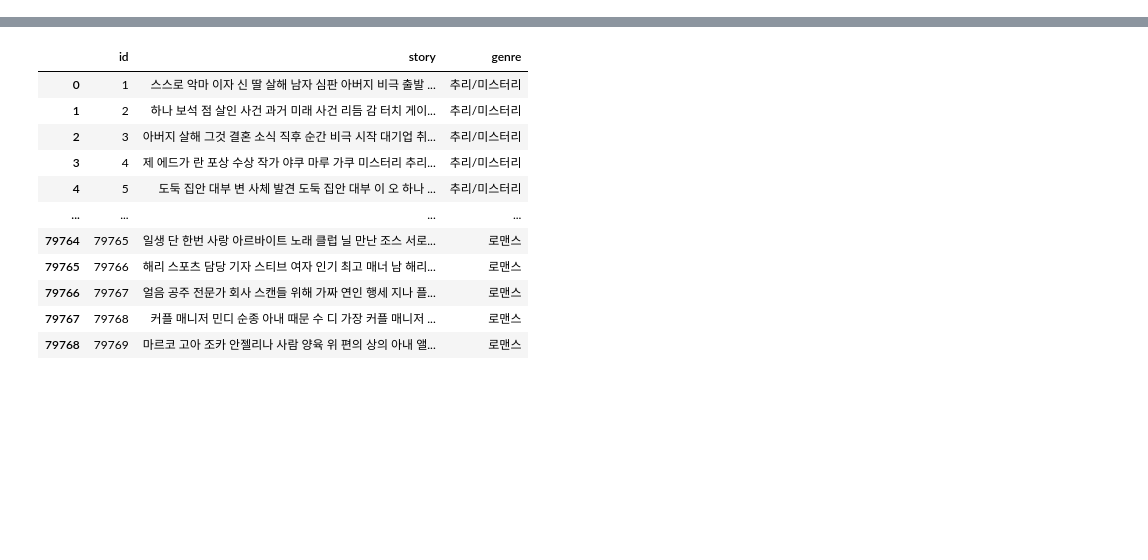
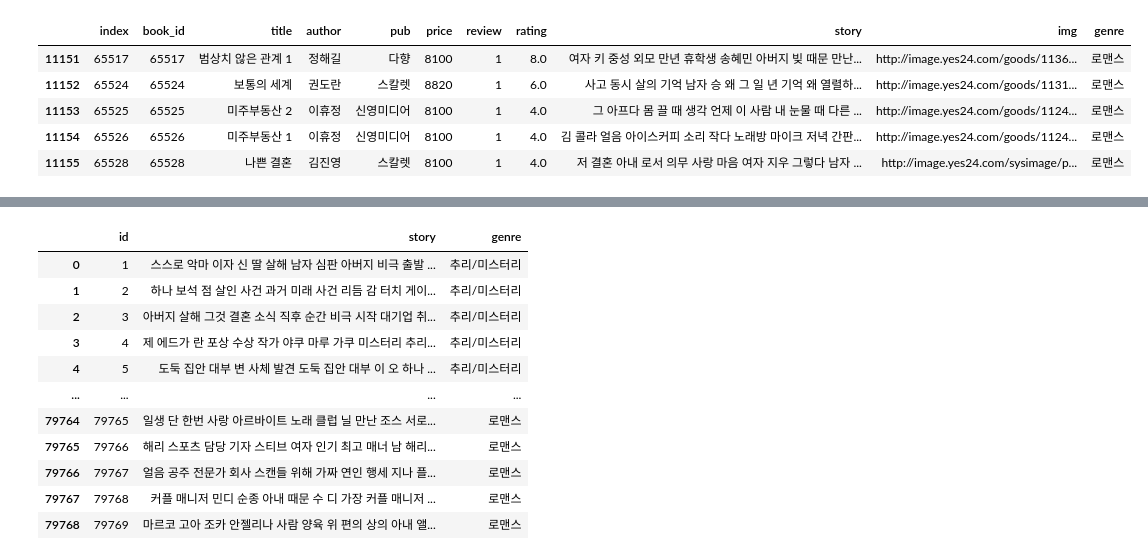
Before and after one commit to ggwnsghgg/book_project, a Jupyter notebook: 책_추천알고리즘.ipynb, the cells around one changed output, grey strips where cells are left out. Saved outputs shown, nothing was run; the diff lists cells and outputs as text; code cells hidden in the pictures; blank space fills up the shorter version.

```diff
--- a/책_추천알고리즘.ipynb
+++ b/책_추천알고리즘.ipynb
@@ -70,0 +258,4 @@ df_books_data
+# %%
+df_books=df_books.rename(columns = {'Unnamed: 0' : 'book_id'})
+#결측값 제거
+df_books = df_books.dropna()
@@ -70,0 +277,14 @@ df_books_data
+# %%
+#레이팅, 리뷰값 모두 0점인것 제거 (다행히 리뷰와 레이팅이 모두 0점인게 공통적이다)
+df_books =df_books[df_books.review != 0]
+# %%
+df_books=df_books.reset_index(drop = False, inplace = False)
+# %%
+df_books.tail()
+# %% [output]
+|  | index | book_id | title | author | pub | price | review | rating | story | img | genre |
+| 11151 | 65517 | 65517 | 범상치 않은 관계 1 | 정해길 | 다향 | 8100 | 1 | 8.0 | 여자 키 중성 외모 만년 휴학생 송혜민 아버지 빚 때문 만난... | http://image.yes24.com/goods/1136... | 로맨스 |
+| 11152 | 65524 | 65524 | 보통의 세계 | 권도란 | 스칼렛 | 8820 | 1 | 6.0 | 사고 동시 살의 기억 남자 승 왜 그 일 년 기억 왜 열렬하... | http://image.yes24.com/goods/1131... | 로맨스 |
+| 11153 | 65525 | 65525 | 미주부동산 2 | 이휴정 | 신영미디어 | 8100 | 1 | 4.0 | 그 아프다 몸 끌 때 생각 언제 이 사람 내 눈물 때 다른 ... | http://image.yes24.com/goods/1124... | 로맨스 |
+| 11154 | 65526 | 65526 | 미주부동산 1 | 이휴정 | 신영미디어 | 8100 | 1 | 4.0 | 김 콜라 얼음 아이스커피 소리 작다 노래방 마이크 저녁 간판... | http://image.yes24.com/goods/1124... | 로맨스 |
+| 11155 | 65528 | 65528 | 나쁜 결혼 | 김진영 | 스칼렛 | 8100 | 1 | 4.0 | 저 결혼 아내 로서 의무 사랑 마음 여자 지우 그렇다 남자 ... | http://image.yes24.com/sysimage/p... | 로맨스 |
```
Also changed, not shown: parts of 25 cells of this notebook.
